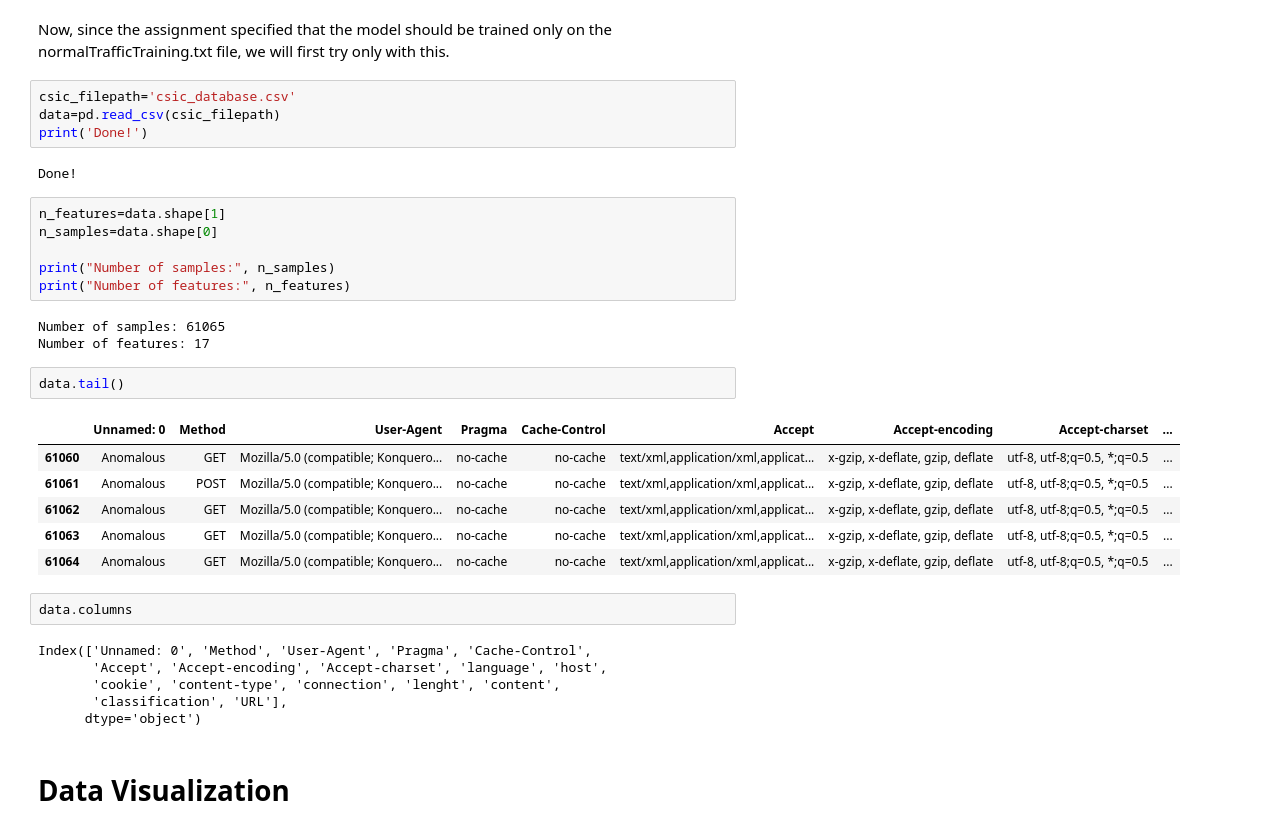
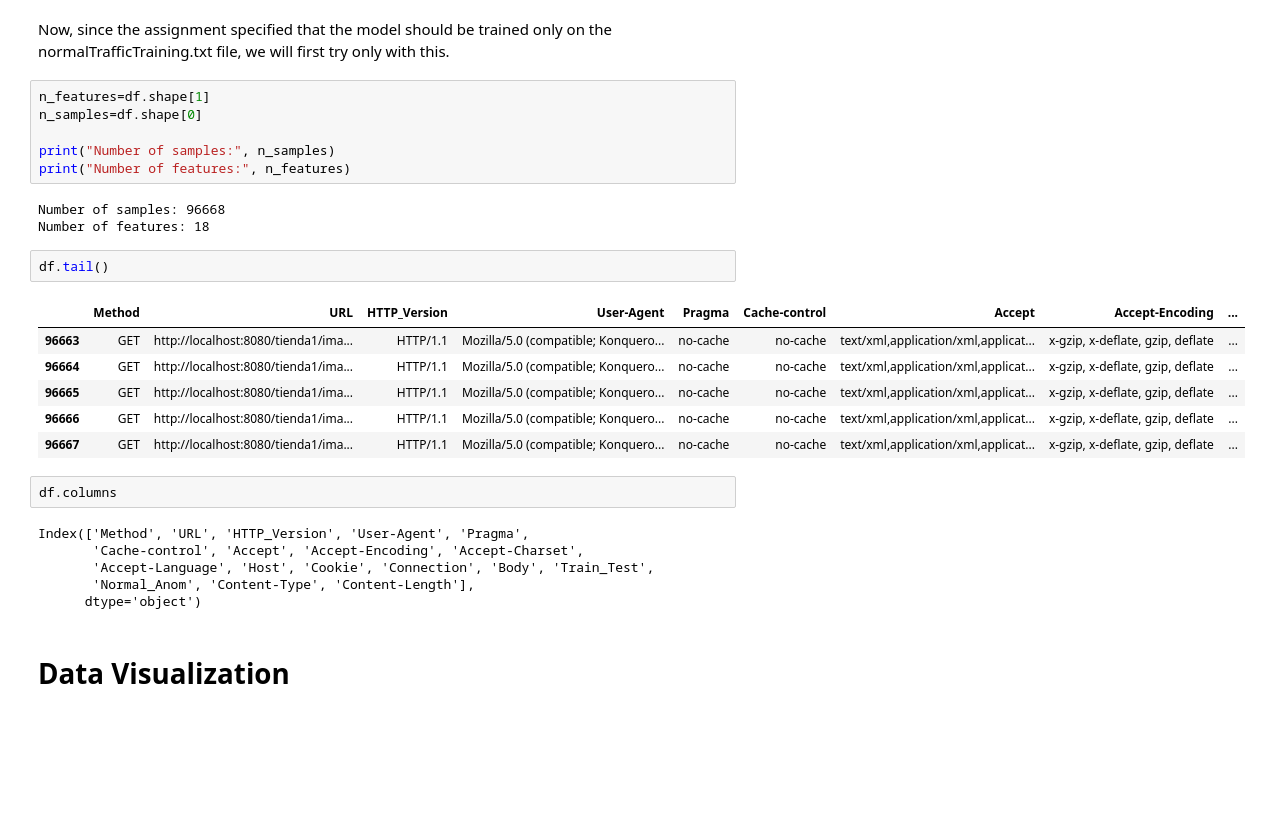
Before and after one commit to realivanivani/net-traffic-classifier, a Jupyter notebook: final-solution/net_traffic_classifier_csic2010.ipynb, the cells around one changed output. Cells and saved outputs as stored; diff of their text form; blank space fills up the shorter version.

```diff
--- a/final-solution/net_traffic_classifier_csic2010.ipynb
+++ b/final-solution/net_traffic_classifier_csic2010.ipynb
@@ -188,37 +199,31 @@ df.Train_Test.unique()
 array(['Test', 'Training'], dtype=object)
 # %% [markdown]
 Now, since the assignment specified that the model should be trained only on the normalTrafficTraining.txt file, we will first try only with this.
-# %%
-csic_filepath='csic_database.csv'
-data=pd.read_csv(csic_filepath)
-print('Done!')
-# %% [output]
-Done!
 # %%
-n_features=data.shape[1]
-n_samples=data.shape[0]
+n_features=df.shape[1]
+n_samples=df.shape[0]
 
 print("Number of samples:", n_samples)
 print("Number of features:", n_features)
 # %% [output]
-Number of samples: 61065
-Number of features: 17
+Number of samples: 96668
+Number of features: 18
 # %%
-data.tail()
+df.tail()
 # %% [output]
-|  | Unnamed: 0 | Method | User-Agent | Pragma | Cache-Control | Accept | Accept-encoding | Accept-charset | ... |
-| 61060 | Anomalous | GET | Mozilla/5.0 (compatible; Konquero... | no-cache | no-cache | text/xml,application/xml,applicat... | x-gzip, x-deflate, gzip, deflate | utf-8, utf-8;q=0.5, *;q=0.5 | ... |
-| 61061 | Anomalous | POST | Mozilla/5.0 (compatible; Konquero... | no-cache | no-cache | text/xml,application/xml,applicat... | x-gzip, x-deflate, gzip, deflate | utf-8, utf-8;q=0.5, *;q=0.5 | ... |
-| 61062 | Anomalous | GET | Mozilla/5.0 (compatible; Konquero... | no-cache | no-cache | text/xml,application/xml,applicat... | x-gzip, x-deflate, gzip, deflate | utf-8, utf-8;q=0.5, *;q=0.5 | ... |
-| 61063 | Anomalous | GET | Mozilla/5.0 (compatible; Konquero... | no-cache | no-cache | text/xml,application/xml,applicat... | x-gzip, x-deflate, gzip, deflate | utf-8, utf-8;q=0.5, *;q=0.5 | ... |
-| 61064 | Anomalous | GET | Mozilla/5.0 (compatible; Konquero... | no-cache | no-cache | text/xml,application/xml,applicat... | x-gzip, x-deflate, gzip, deflate | utf-8, utf-8;q=0.5, *;q=0.5 | ... |
+|  | Method | URL | HTTP_Version | User-Agent | Pragma | Cache-control | Accept | Accept-Encoding | ... |
+| 96663 | GET | http://localhost:8080/tienda1/ima... | HTTP/1.1 | Mozilla/5.0 (compatible; Konquero... | no-cache | no-cache | text/xml,application/xml,applicat... | x-gzip, x-deflate, gzip, deflate | ... |
+| 96664 | GET | http://localhost:8080/tienda1/ima... | HTTP/1.1 | Mozilla/5.0 (compatible; Konquero... | no-cache | no-cache | text/xml,application/xml,applicat... | x-gzip, x-deflate, gzip, deflate | ... |
+| 96665 | GET | http://localhost:8080/tienda1/ima... | HTTP/1.1 | Mozilla/5.0 (compatible; Konquero... | no-cache | no-cache | text/xml,application/xml,applicat... | x-gzip, x-deflate, gzip, deflate | ... |
+| 96666 | GET | http://localhost:8080/tienda1/ima... | HTTP/1.1 | Mozilla/5.0 (compatible; Konquero... | no-cache | no-cache | text/xml,application/xml,applicat... | x-gzip, x-deflate, gzip, deflate | ... |
+| 96667 | GET | http://localhost:8080/tienda1/ima... | HTTP/1.1 | Mozilla/5.0 (compatible; Konquero... | no-cache | no-cache | text/xml,application/xml,applicat... | x-gzip, x-deflate, gzip, deflate | ... |
 # %%
-data.columns
+df.columns
 # %% [output]
-Index(['Unnamed: 0', 'Method', 'User-Agent', 'Pragma', 'Cache-Control',
-       'Accept', 'Accept-encoding', 'Accept-charset', 'language', 'host',
-       'cookie', 'content-type', 'connection', 'lenght', 'content',
-       'classification', 'URL'],
+Index(['Method', 'URL', 'HTTP_Version', 'User-Agent', 'Pragma',
+       'Cache-control', 'Accept', 'Accept-Encoding', 'Accept-Charset',
+       'Accept-Language', 'Host', 'Cookie', 'Connection', 'Body', 'Train_Test',
+       'Normal_Anom', 'Content-Type', 'Content-Length'],
       dtype='object')
 # %% [markdown]
 # **Data Visualization**
```
Also changed, not shown: parts of 2 cells of this notebook, 1 other file.
